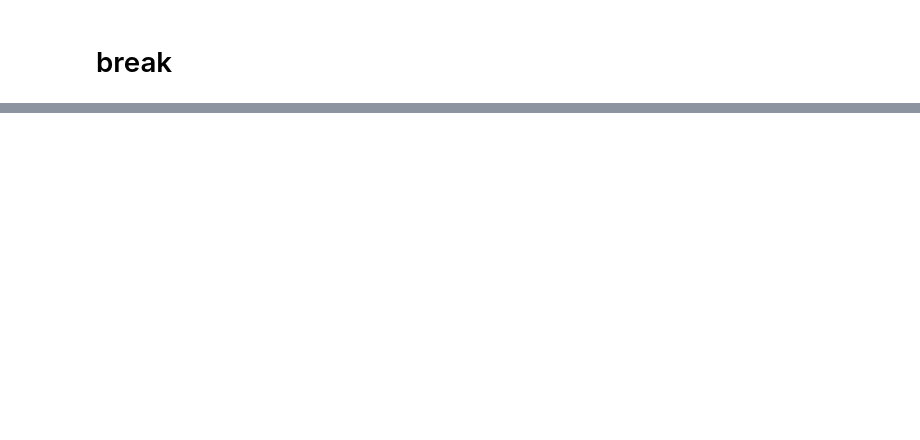
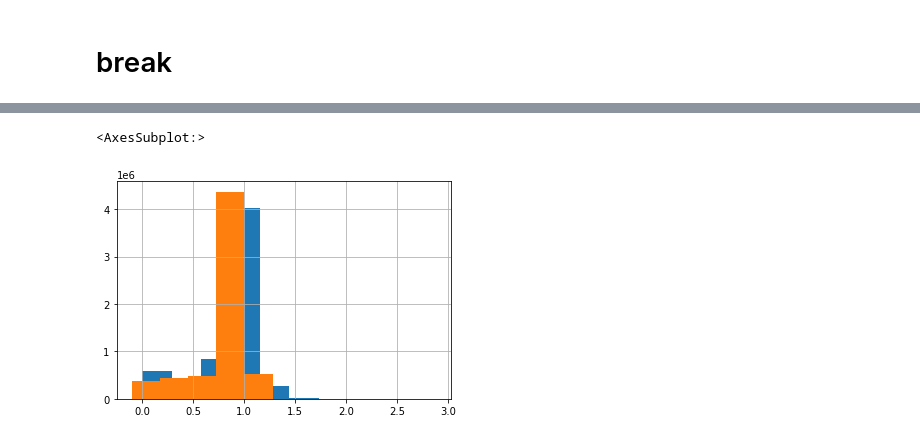
Before and after one commit to keiserlab/film-gex, a Jupyter notebook: notebooks/2020.09.29_datasets.ipynb, the cells around one changed output, grey strips where cells are left out. Cells and saved outputs as stored; diff of their text form; code cells hidden in the pictures; blank space fills up the shorter version.

```diff
--- a/notebooks/2020.09.29_datasets.ipynb
+++ b/notebooks/2020.09.29_datasets.ipynb
@@ -101,0 +196,6 @@ TypeError: split() got an unexpected keyword argument 'random_state'
+# %%
+ctrp['cpd_avg_pv'].hist()
+ctrp['cpd_pred_pv'].hist()
+# %% [output]
+<AxesSubplot:>
+[figure, added]
```
Also changed, not shown: parts of 16 cells of this notebook, 5 other files.
